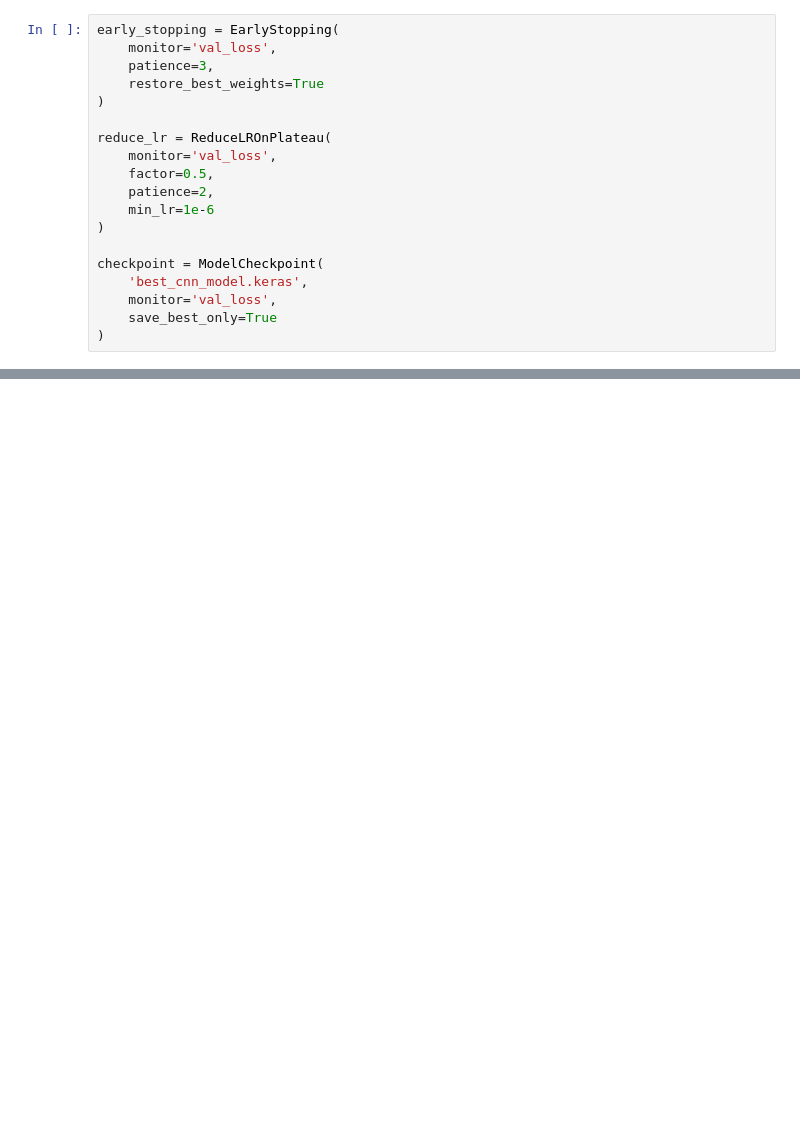
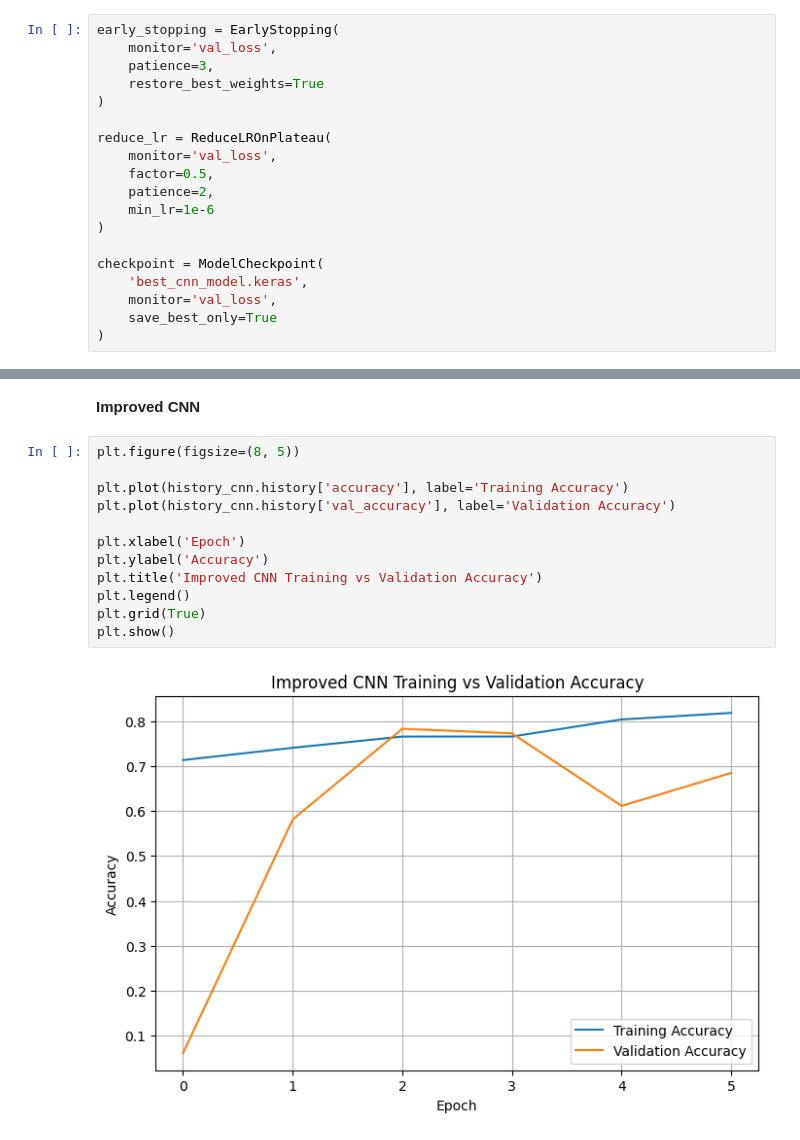
Before and after one commit to Chandana-dharshanam/ecg-detection, a Jupyter notebook: ecg-detection.ipynb, the cells around one changed output, grey strips where cells are left out. Drawn from its saved outputs; the diff is of its cells as text; blank space fills up the shorter version.

```diff
--- a/ecg-detection.ipynb
+++ b/ecg-detection.ipynb
@@ -1620,0 +1824,16 @@ history_cnn = cnn_model.fit(
+# %% [markdown]
+**Improved CNN**
+# %%
+plt.figure(figsize=(8, 5))
+
+plt.plot(history_cnn.history['accuracy'], label='Training Accuracy')
+plt.plot(history_cnn.history['val_accuracy'], label='Validation Accuracy')
+
+plt.xlabel('Epoch')
+plt.ylabel('Accuracy')
+plt.title('Improved CNN Training vs Validation Accuracy')
+plt.legend()
+plt.grid(True)
+plt.show()
+# %% [output]
+[figure, added]
```
Also changed, not shown: parts of 51 cells of this notebook.
